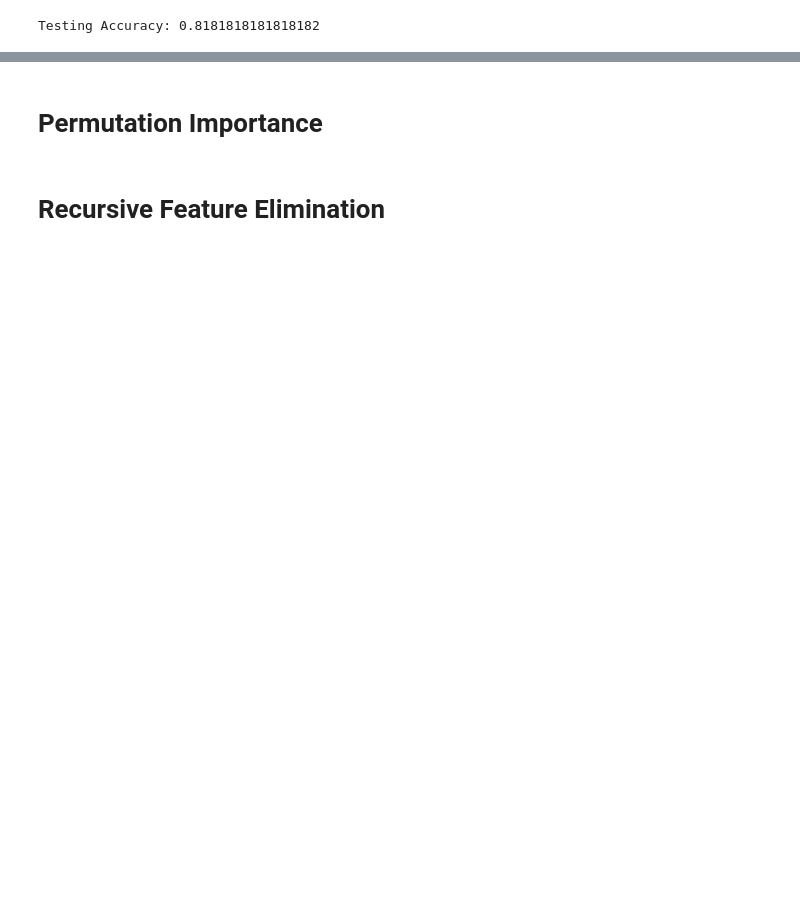
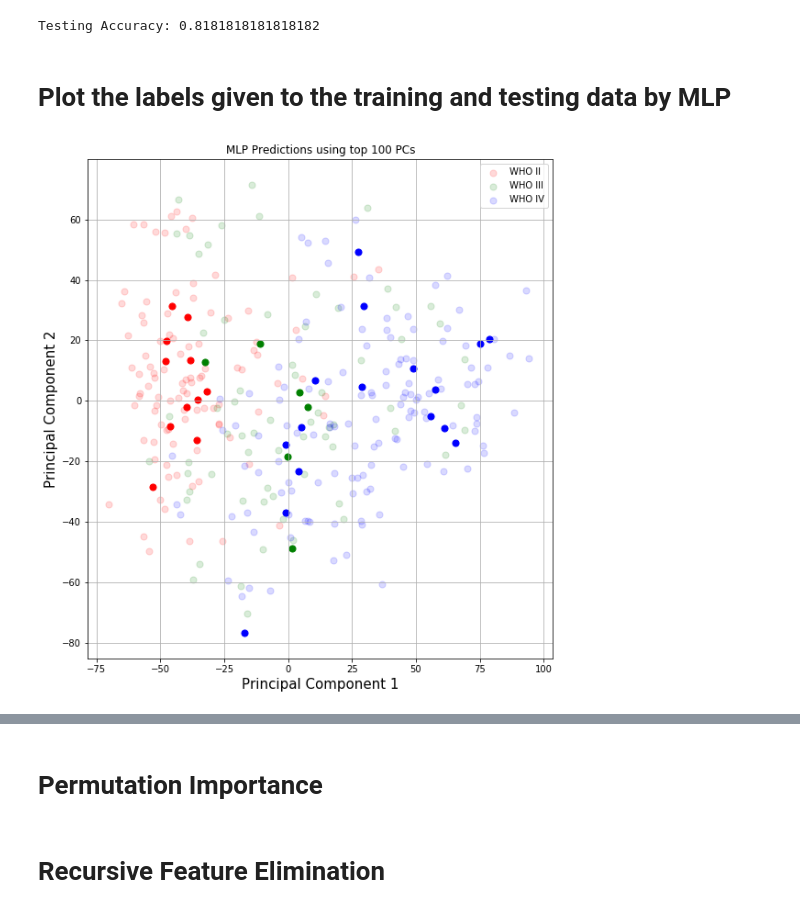
Before and after one commit to dsikka/Comp_Genomics, a Jupyter notebook: supervised_methods.ipynb, the cells around one changed output, grey strips where cells are left out. Saved outputs shown, nothing was run; the diff lists cells and outputs as text; code cells hidden in the pictures; blank space fills up the shorter version.

```diff
--- a/supervised_methods.ipynb
+++ b/supervised_methods.ipynb
@@ -278,7 +285,7 @@ model = rnn_model()
 model.cuda()
 optimizer = torch.optim.Adam(model.parameters(), lr = 1e-5, eps = 1e-8)
 # %%
-epochs = 500
+epochs = 300
 for e in range(0, epochs):
     model.train()
     current_loss = 0
@@ -339,3 +355,5 @@ for i in range(len(test_outputs_converted)):
 print(f'Testing Accuracy: {accuracy/33}')
 # %% [output]
 Testing Accuracy: 0.8181818181818182
+# %% [markdown]
+# Plot the labels given to the training and testing data by MLP
@@ -341,0 +367,54 @@ Testing Accuracy: 0.8181818181818182
+# %%
+train_outputs_converted = []
+for i in range(len(train_outputs)):
+    current = train_outputs[i][0]
+    add = [1 if x >= 0.50 else 0 for x in current]
+    train_outputs_converted.append(add)
+train_outputs_converted = np.array(train_outputs_converted)
+# %%
+train_output_labels = []
+for label in train_outputs_converted:
+    if label[0] == 1 and label[1] == 1 and label[2] == 1:
+        train_output_labels.append('WHO IV')
+    elif label[0] == 1 and label[1] == 1:
+        train_output_labels.append('WHO III')
+    else:
+        train_output_labels.append('WHO II')
+# %%
+pca = PCA(n_components=2)
+high_scaler = StandardScaler()
+train_scaled = high_scaler.fit_transform(train_data)
+test_scaled = high_scaler.transform(test_data)
+transformed_data = pca.fit_transform(train_scaled)
+transformed_data_test = pca.transform(test_scaled)
+training_plot = pd.DataFrame(data = transformed_data, columns = ['principal component 1', 'principal component 2'])
+testing_plot = pd.DataFrame(data = transformed_data_test, columns = ['principal component 1', 'principal component 2'])
+class_labels_df_train = pd.DataFrame(train_output_labels)
+class_labels_df_test = pd.DataFrame(test_outputs_labels)
+training_df = pd.concat([training_plot, class_labels_df_train], axis = 1)
+training_df.columns = ['PC1', 'PC2', 'Grade']
+testing_df = pd.concat([testing_plot, class_labels_df_test], axis = 1)
+testing_df.columns = ['PC1', 'PC2', 'Grade']
+fig = plt.figure(figsize = (20, 10))
+ax = fig.add_subplot(1,2,1)
+ax.set_xlabel('Principal Component 1', fontsize = 15)
+ax.set_ylabel('Principal Component 2', fontsize = 15)
+targets = ['WHO II', 'WHO III', 'WHO IV']
+colors = ['r', 'g', 'b']
+for target, color in zip(targets,colors):
+    indicesToKeep = training_df['Grade'] == target
+    ax.scatter(training_df.loc[indicesToKeep, 'PC1']
+               , training_df.loc[indicesToKeep, 'PC2']
+               , c = color
+               , s = 50, alpha = 0.15)
+for target, color in zip(targets,colors):
+    indicesToKeep = testing_df['Grade'] == target
+    ax.scatter(testing_df.loc[indicesToKeep, 'PC1']
+               , testing_df.loc[indicesToKeep, 'PC2']
+               , c = color
+               , s = 50)
+ax.legend(targets)
+ax.set_title('MLP Predictions using top 100 PCs')
+ax.grid()
+# %% [output]
+[figure, added]
```
Also changed, not shown: parts of 63 cells of this notebook, 1 other file.
